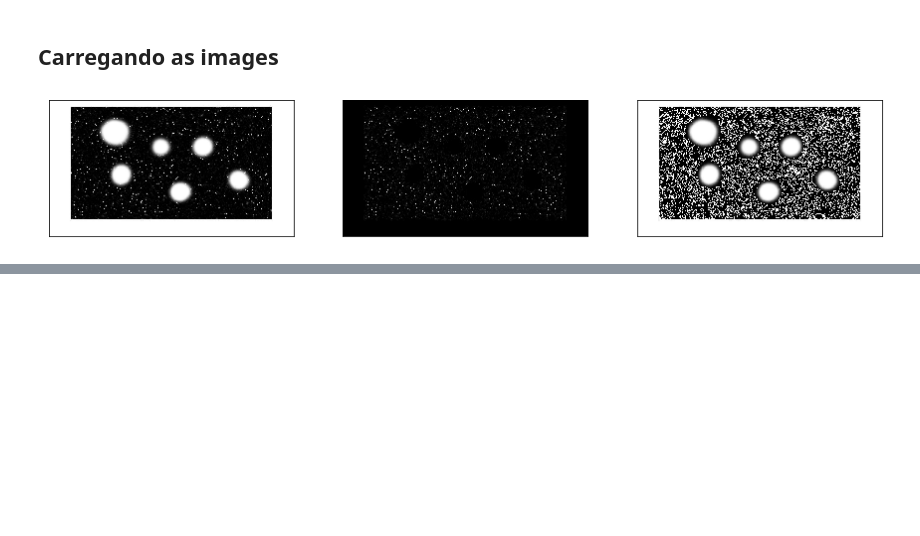
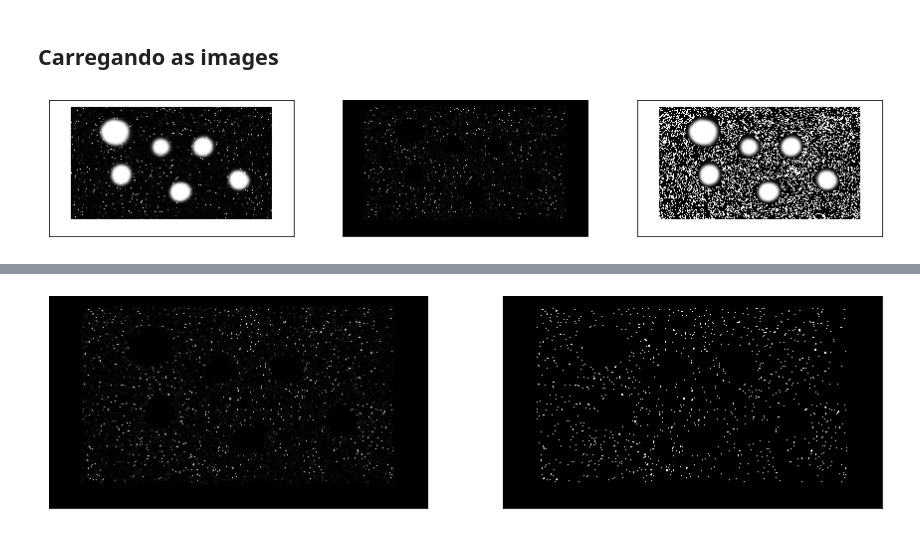
Before and after one commit to achiaver/computer_vision, a Jupyter notebook: trabalho_05/notebooks/trabalho_05.ipynb, the cells around one changed output, grey strips where cells are left out. Cells and saved outputs as stored; diff of their text form; code cells hidden in the pictures; blank space fills up the shorter version.

```diff
--- a/trabalho_05/notebooks/trabalho_05.ipynb
+++ b/trabalho_05/notebooks/trabalho_05.ipynb
@@ -52,0 +72,21 @@ plt.show()
+# %%
+cosmos_saida_bin = img2binary(cosmos_saida)
+# %%
+fig = plt.figure(figsize = (15, 9))
+
+grid = plt.GridSpec(1, 2, fig)
+
+ax0 = fig.add_subplot(grid[0, 0])
+ax1 = fig.add_subplot(grid[0, 1])
+
+ax0.imshow(cosmos_saida, cmap = 'gray')
+ax0.set_xticks([])
+ax0.set_yticks([])
+
+ax1.imshow(cosmos_saida_bin, cmap = 'gray')
+ax1.set_xticks([])
+ax1.set_yticks([])
+
+plt.show()
+# %% [output]
+[figure, added]
```
Also changed, not shown: parts of 22 cells of this notebook.
